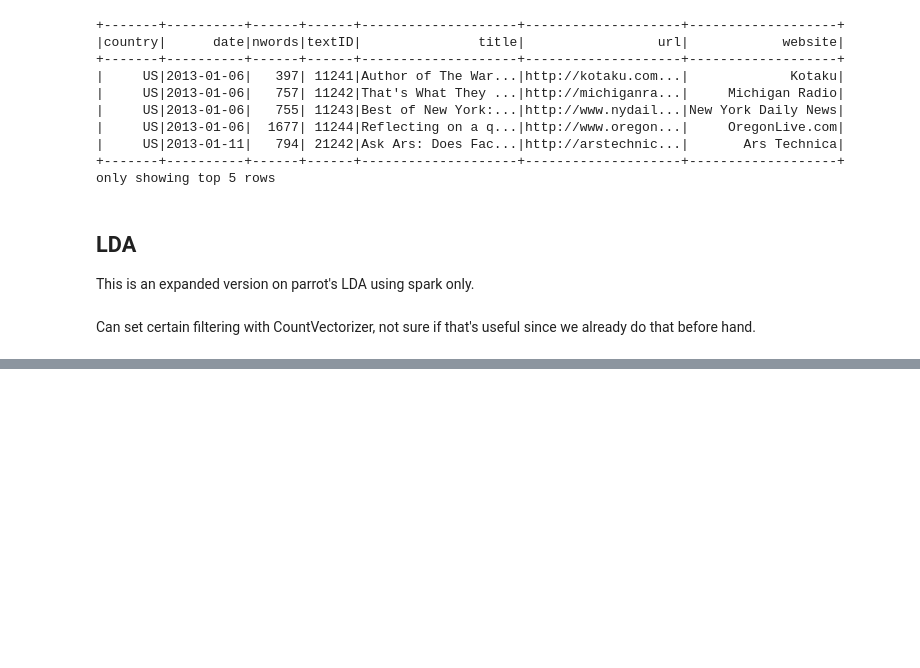
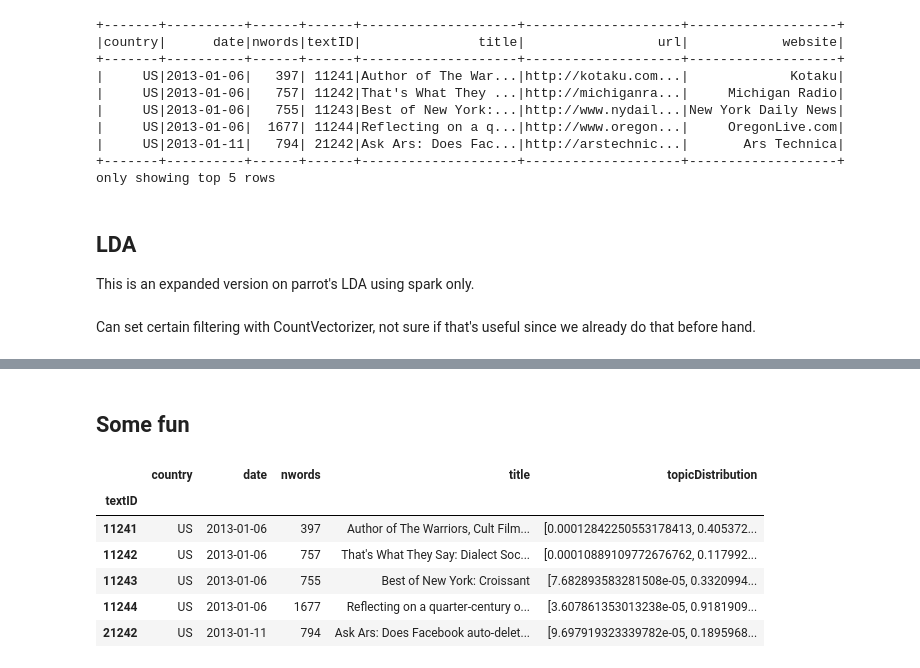
Before and after one commit to chrismeunier/ADA-Engineering-Project, a Jupyter notebook: Introduction, data cleaning and LDA.ipynb, the cells around one changed output, grey strips where cells are left out. Cells and saved outputs as stored; diff of their text form; code cells hidden in the pictures; blank space fills up the shorter version.

```diff
--- a/Introduction, data cleaning and LDA.ipynb
+++ b/Introduction, data cleaning and LDA.ipynb
@@ -284,5 +292,5 @@ result_tfidf.show()
 only showing top 20 rows
 # %%
 %%time
-lda_model = LDA(k=10, maxIter=10).fit(result_tfidf)
+lda_model = LDA(k=10, maxIter=100).fit(result_tfidf)
 # %% [output]
@@ -357,0 +360,2 @@ Py4JJavaError: An error occurred while calling o12781.showString.
+# %% [markdown]
+## Some fun
@@ -357,0 +364,11 @@ Py4JJavaError: An error occurred while calling o12781.showString.
+# %%
+tst_pd = topic_source_bytext.toPandas().set_index('textID')
+tst_pd.head()
+# %% [output]
+|  | country | date | nwords | title | topicDistribution |
+| textID |  |  |  |  |  |
+| 11241 | US | 2013-01-06 | 397 | Author of The Warriors, Cult Film... | [0.00012842250553178413, 0.405372... |
+| 11242 | US | 2013-01-06 | 757 | That's What They Say: Dialect Soc... | [0.00010889109772676762, 0.117992... |
+| 11243 | US | 2013-01-06 | 755 | Best of New York: Croissant | [7.682893583281508e-05, 0.3320994... |
+| 11244 | US | 2013-01-06 | 1677 | Reflecting on a quarter-century o... | [3.607861353013238e-05, 0.9181909... |
+| 21242 | US | 2013-01-11 | 794 | Ask Ars: Does Facebook auto-delet... | [9.697919323339782e-05, 0.1895968... |
```
Also changed, not shown: parts of 25 cells of this notebook, 1 other file.
